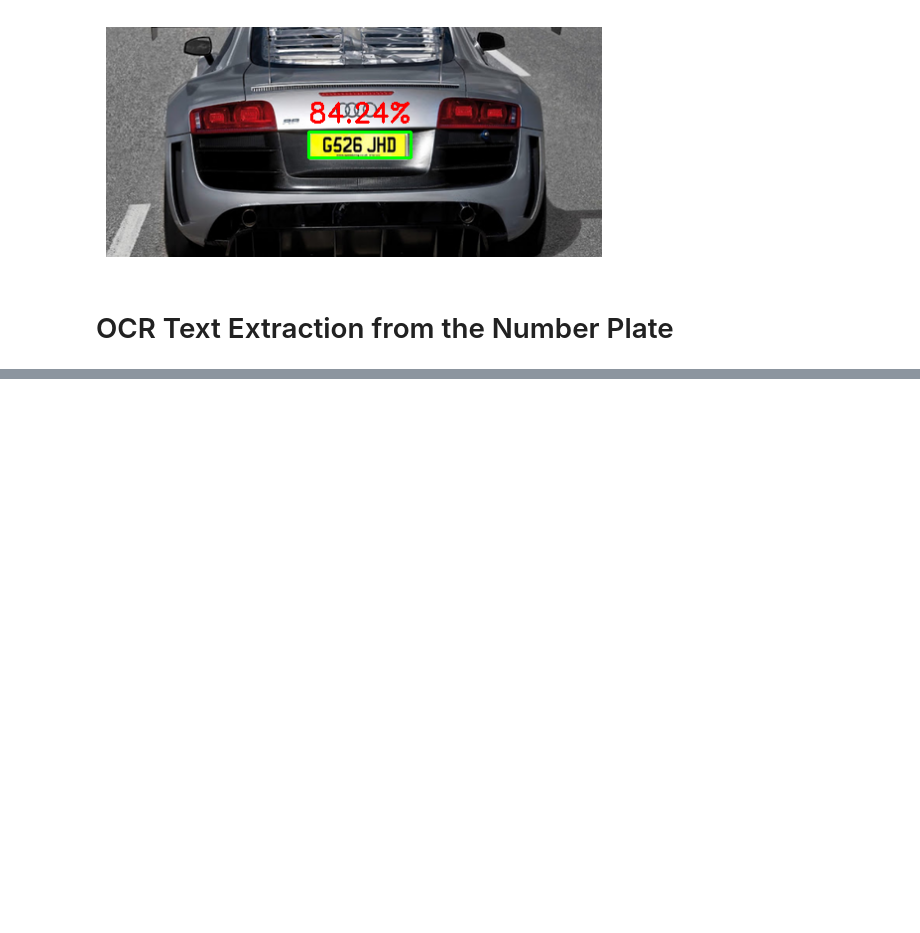
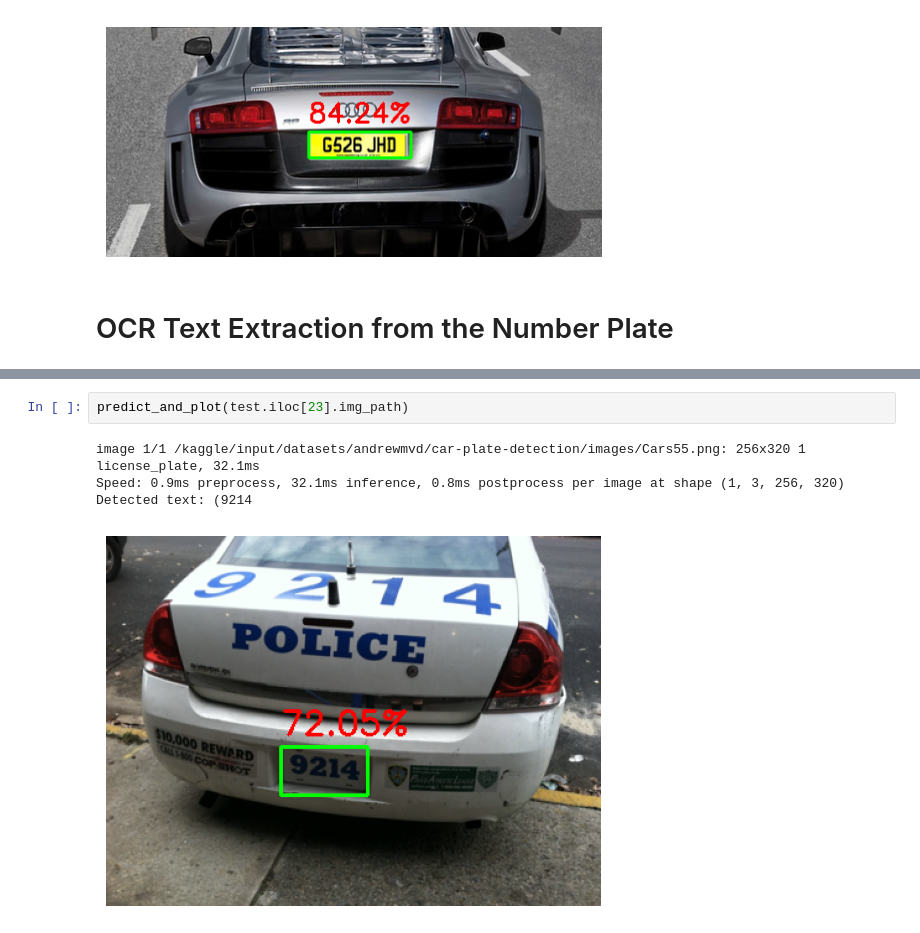
Before and after one commit to devpatel0005/PlateTrack-AI, a Jupyter notebook: Car Numberplate Detection.ipynb, the cells around one changed output, grey strips where cells are left out. Saved outputs shown, nothing was run; the diff lists cells and outputs as text; blank space fills up the shorter version.

```diff
--- a/Car Numberplate Detection.ipynb
+++ b/Car Numberplate Detection.ipynb
@@ -491,0 +556,7 @@ Speed: 1.8ms preprocess, 62.9ms inference, 47.4ms postprocess per image at shape
+# %%
+predict_and_plot(test.iloc[23].img_path)
+# %% [output]
+image 1/1 /kaggle/input/datasets/andrewmvd/car-plate-detection/images/Cars55.png: 256x320 1 license_plate, 32.1ms
+Speed: 0.9ms preprocess, 32.1ms inference, 0.8ms postprocess per image at shape (1, 3, 256, 320)
+Detected text: (9214
+[figure, added]
```
Also changed, not shown: parts of 6 cells of this notebook.
